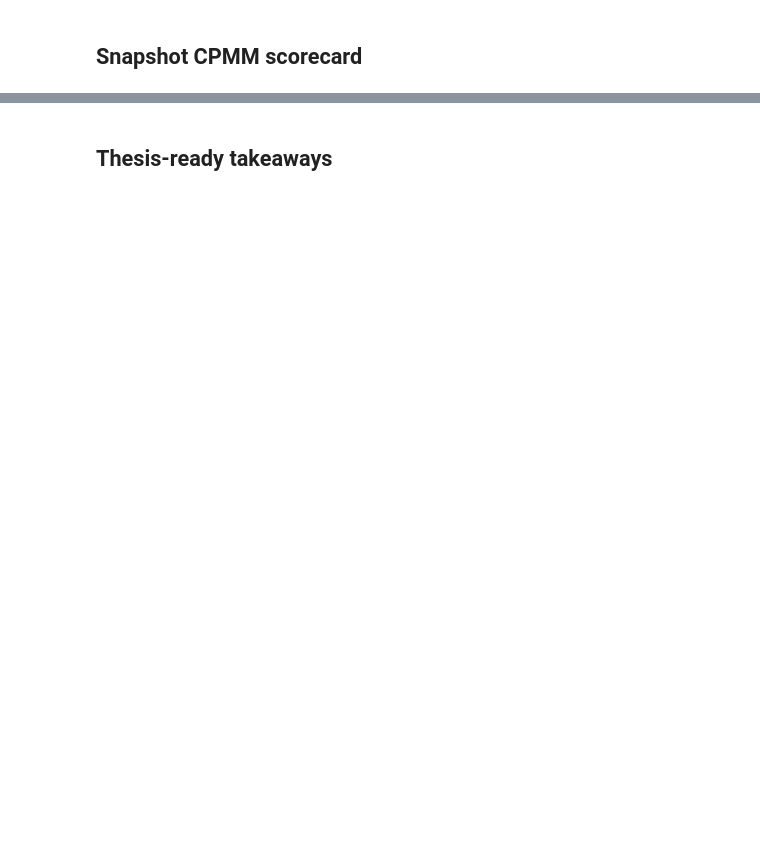
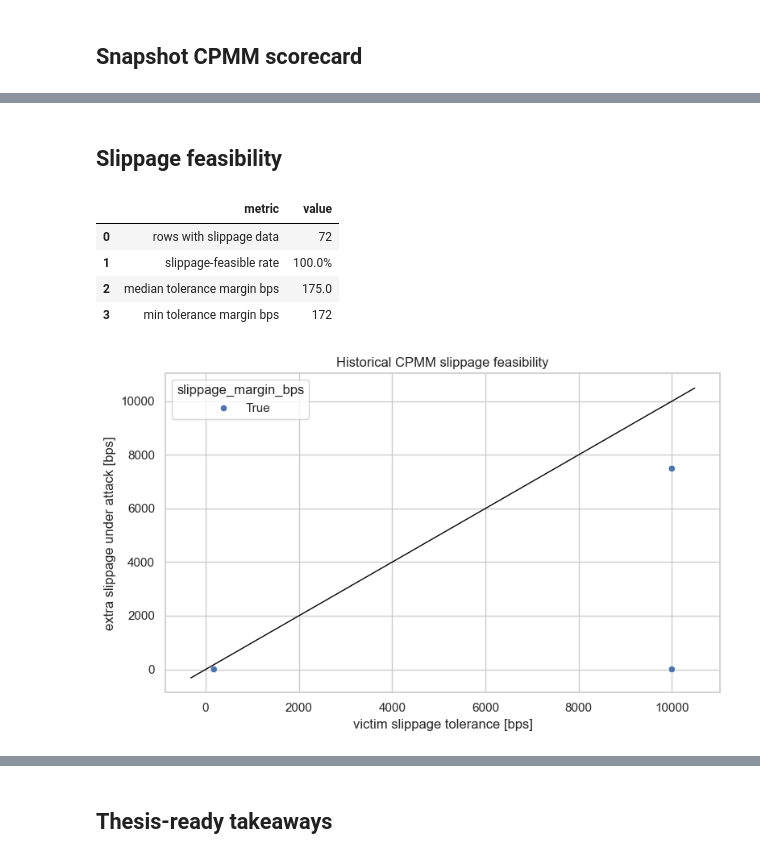
Before and after one commit to corey888773/solana-amm-attacks-analysis, a Jupyter notebook: notebooks/02_mainnet_cpmm.ipynb, the cells around one changed output, grey strips where cells are left out. Cells and saved outputs as stored; diff of their text form; code cells hidden in the pictures; blank space fills up the shorter version.

```diff
--- a/notebooks/02_mainnet_cpmm.ipynb
+++ b/notebooks/02_mainnet_cpmm.ipynb
@@ -109,0 +152,18 @@ else:
+# %% [markdown]
+## Slippage feasibility
+# %%
+slippage_summary = historical_slippage_summary(historical)
+if slippage_summary.empty:
+    display(Markdown("No historical CPMM slippage feasibility columns available yet."))
+else:
+    display(slippage_summary)
+fig = plot_slippage_feasibility(historical)
+if fig is None:
+    display(Markdown("Slippage feasibility plot omitted because the data is missing, flat, or single-point."))
+# %% [output]
+|  | metric | value |
+| 0 | rows with slippage data | 72 |
+| 1 | slippage-feasible rate | 100.0% |
+| 2 | median tolerance margin bps | 175.0 |
+| 3 | min tolerance margin bps | 172 |
+[figure, added]
```
Also changed, not shown: parts of 19 cells of this notebook, 33 other files.
